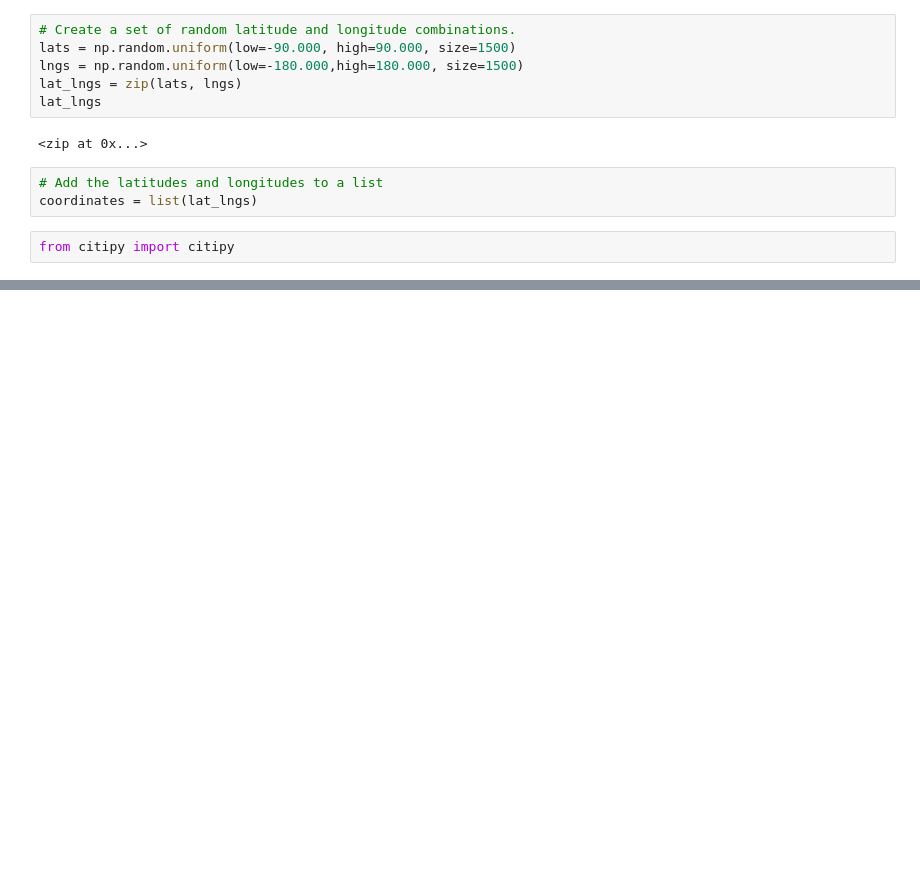
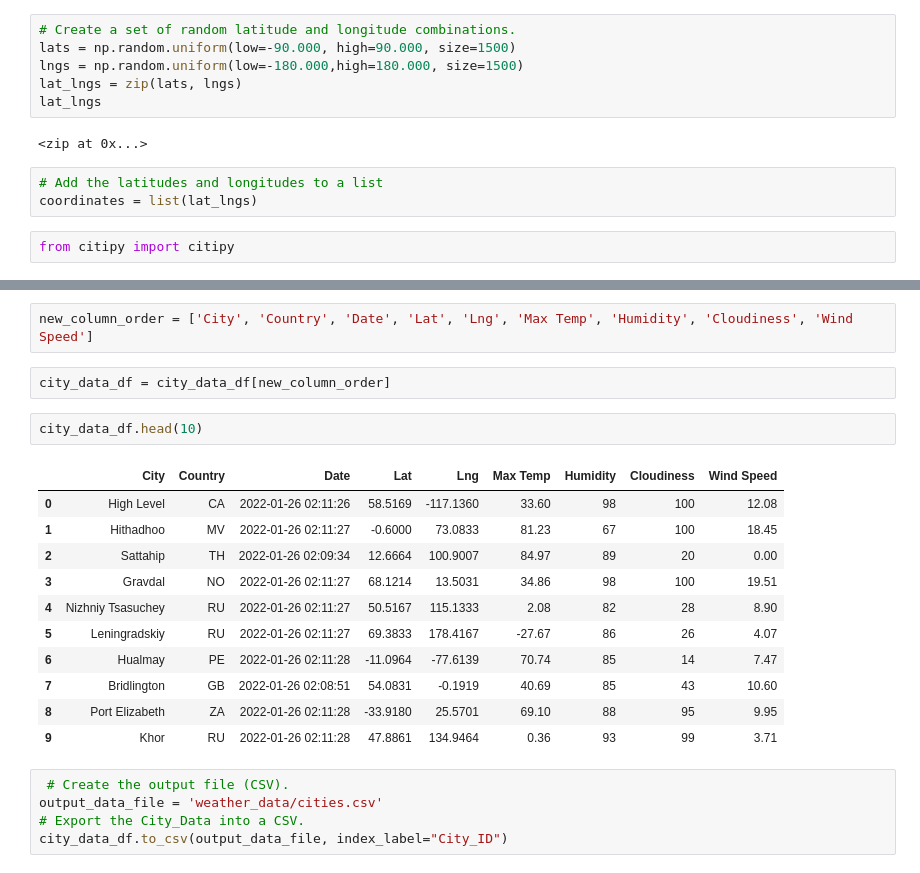
Before and after one commit to HartChrisT/World_Weather_Analysis, a Jupyter notebook: WeatherPy.ipynb, the cells around one changed output, grey strips where cells are left out. Drawn from its saved outputs; the diff is of its cells as text; blank space fills up the shorter version.

```diff
--- a/WeatherPy.ipynb
+++ b/WeatherPy.ipynb
@@ -32,0 +144,23 @@ len(cities)
+# %%
+new_column_order = ['City', 'Country', 'Date', 'Lat', 'Lng', 'Max Temp', 'Humidity', 'Cloudiness', 'Wind Speed']
+# %%
+city_data_df = city_data_df[new_column_order]
+# %%
+city_data_df.head(10)
+# %% [output]
+|  | City | Country | Date | Lat | Lng | Max Temp | Humidity | Cloudiness | Wind Speed |
+| 0 | High Level | CA | 2022-01-26 02:11:26 | 58.5169 | -117.1360 | 33.60 | 98 | 100 | 12.08 |
+| 1 | Hithadhoo | MV | 2022-01-26 02:11:27 | -0.6000 | 73.0833 | 81.23 | 67 | 100 | 18.45 |
+| 2 | Sattahip | TH | 2022-01-26 02:09:34 | 12.6664 | 100.9007 | 84.97 | 89 | 20 | 0.00 |
+| 3 | Gravdal | NO | 2022-01-26 02:11:27 | 68.1214 | 13.5031 | 34.86 | 98 | 100 | 19.51 |
+| 4 | Nizhniy Tsasuchey | RU | 2022-01-26 02:11:27 | 50.5167 | 115.1333 | 2.08 | 82 | 28 | 8.90 |
+| 5 | Leningradskiy | RU | 2022-01-26 02:11:27 | 69.3833 | 178.4167 | -27.67 | 86 | 26 | 4.07 |
+| 6 | Hualmay | PE | 2022-01-26 02:11:28 | -11.0964 | -77.6139 | 70.74 | 85 | 14 | 7.47 |
+| 7 | Bridlington | GB | 2022-01-26 02:08:51 | 54.0831 | -0.1919 | 40.69 | 85 | 43 | 10.60 |
+| 8 | Port Elizabeth | ZA | 2022-01-26 02:11:28 | -33.9180 | 25.5701 | 69.10 | 88 | 95 | 9.95 |
+| 9 | Khor | RU | 2022-01-26 02:11:28 | 47.8861 | 134.9464 | 0.36 | 93 | 99 | 3.71 |
+# %%
+ # Create the output file (CSV).
+output_data_file = 'weather_data/cities.csv'
+# Export the City_Data into a CSV.
+city_data_df.to_csv(output_data_file, index_label="City_ID")
```
Also changed, not shown: parts of 8 cells of this notebook, 4 other files.
